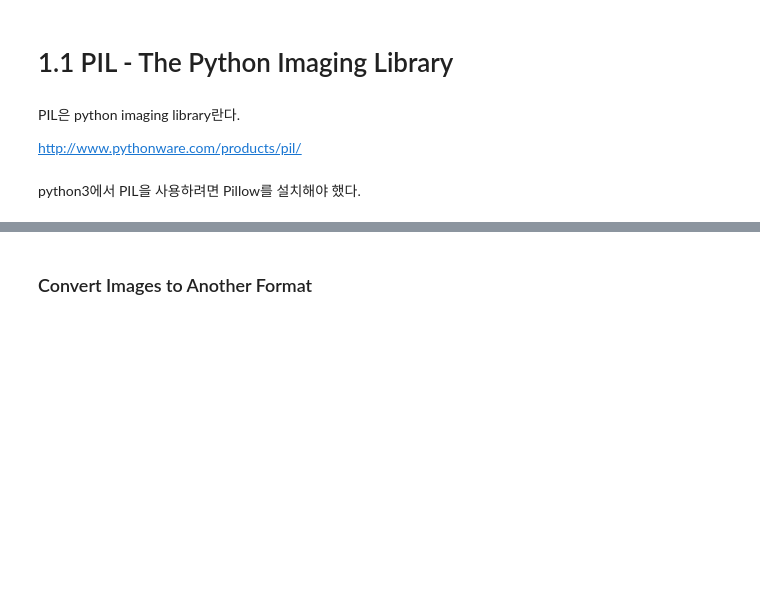
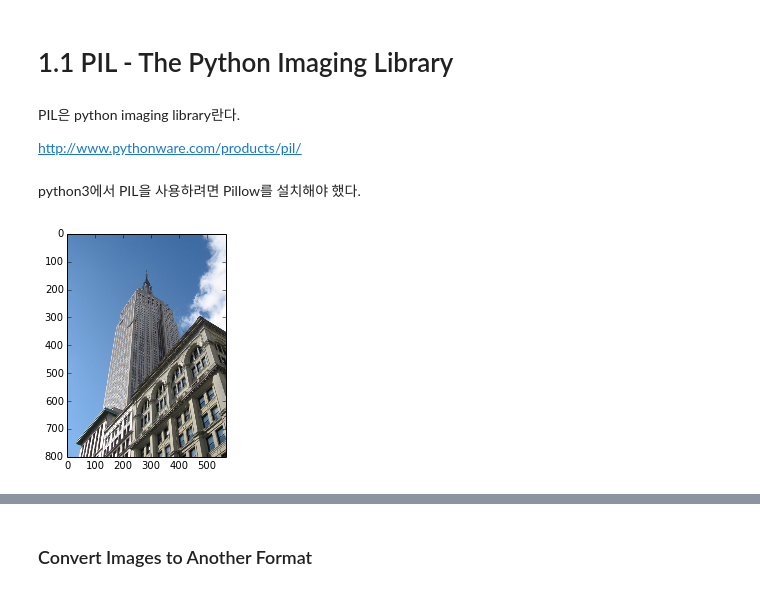
Before and after one commit to psygrammer/cav, a Jupyter notebook: part1/study01/cvpy/Programming_Computer_Vision_with_Python_ch01_Basic_Image_Handling_and_Processing.ipynb, the cells around one changed output, grey strips where cells are left out. Cells and saved outputs as stored; diff of their text form; code cells hidden in the pictures; blank space fills up the shorter version.

```diff
--- a/part1/study01/cvpy/Programming_Computer_Vision_with_Python_ch01_Basic_Image_Handling_and_Processing.ipynb
+++ b/part1/study01/cvpy/Programming_Computer_Vision_with_Python_ch01_Basic_Image_Handling_and_Processing.ipynb
@@ -14,0 +9,13 @@ pil_im.save('./pics/nature.song-washington-L.jpg')
+# %%
+from matplotlib.pyplot import *
+from PIL import Image
+from numpy import *
+
+pil_im = Image.open('empire.jpg')
+# %%
+%matplotlib inline
+
+imshow(pil_im)
+show()
+# %% [output]
+[figure, added]
```
Also changed, not shown: parts of 60 cells of this notebook, 10 other files.
